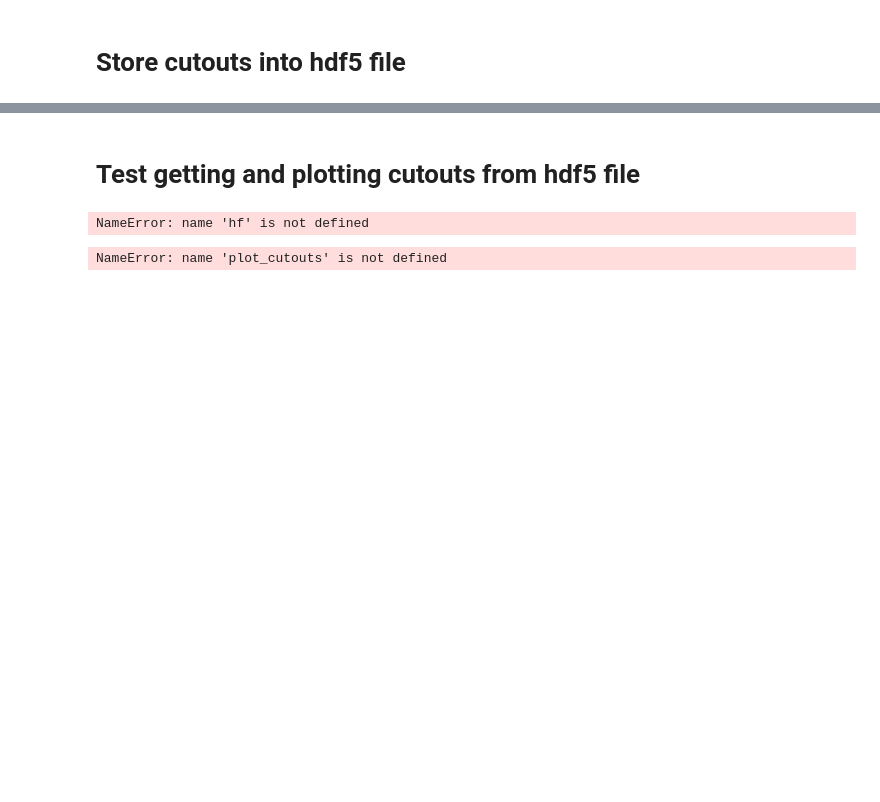
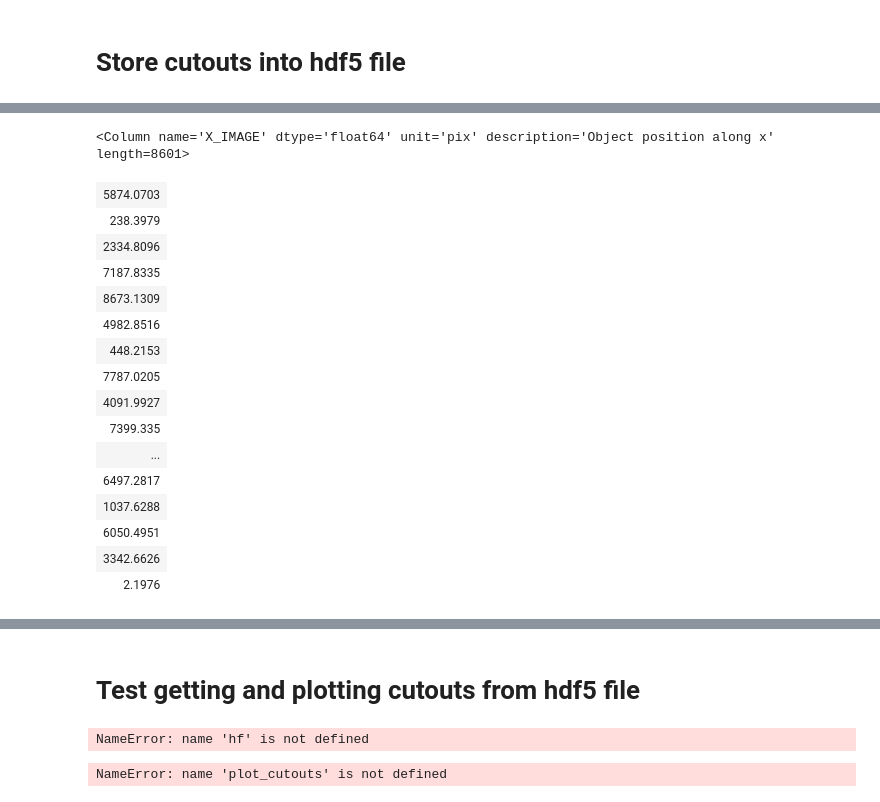
Before and after one commit to AnaHoban/lensing, a Jupyter notebook: Code/Batch Loading/Currently used/Create Filtered Cutouts.ipynb, the cells around one changed output, grey strips where cells are left out. Cells and saved outputs as stored; diff of their text form; code cells hidden in the pictures; blank space fills up the shorter version.

```diff
--- a/Code/Batch Loading/Currently used/Create Filtered Cutouts.ipynb
+++ b/Code/Batch Loading/Currently used/Create Filtered Cutouts.ipynb
@@ -127,0 +177,20 @@ def create_cutouts(img, wt, x, y, band):
+# %%
+main_cat["X_IMAGE"]
+# %% [output]
+<Column name='X_IMAGE' dtype='float64' unit='pix' description='Object position along x' length=8601>
+| 5874.0703 |
+| 238.3979 |
+| 2334.8096 |
+| 7187.8335 |
+| 8673.1309 |
+| 4982.8516 |
+| 448.2153 |
+| 7787.0205 |
+| 4091.9927 |
+| 7399.335 |
+| ... |
+| 6497.2817 |
+| 1037.6288 |
+| 6050.4951 |
+| 3342.6626 |
+| 2.1976 |
```
Also changed, not shown: parts of 15 cells of this notebook.
